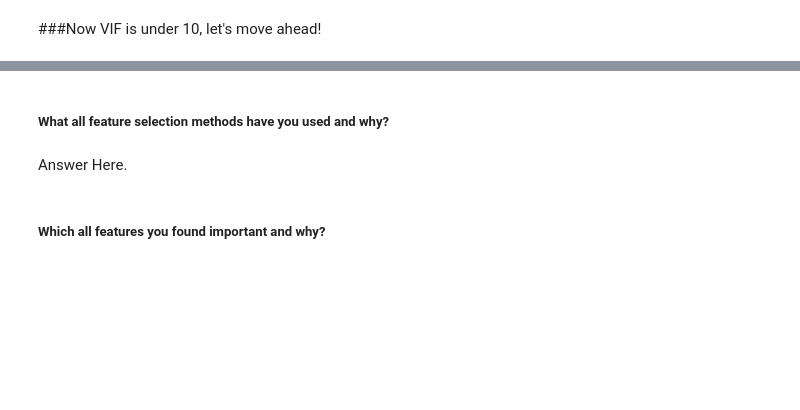
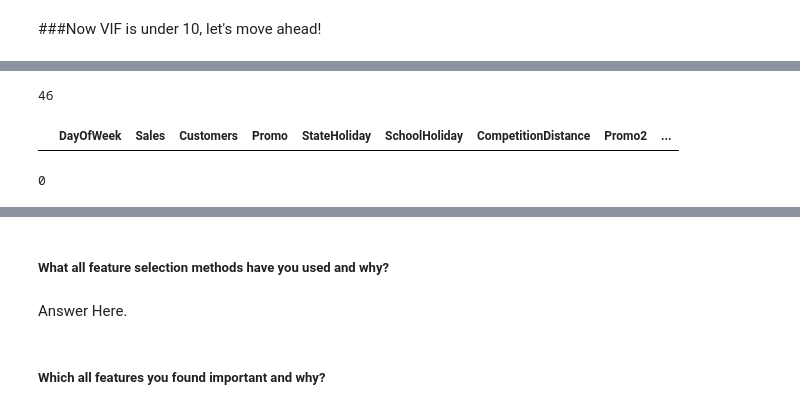
Before and after one commit to prasadwagh2503/Rossmann-Retail-Sales-Predictions, a Jupyter notebook: Prasad_Regression.ipynb, the cells around one changed output, grey strips where cells are left out. Saved outputs shown, nothing was run; the diff lists cells and outputs as text; code cells hidden in the pictures; blank space fills up the shorter version.

```diff
--- a/Prasad_Regression.ipynb
+++ b/Prasad_Regression.ipynb
@@ -1474,0 +1439,12 @@ independent_variables
+# %%
+merged_df_final['Sales'].min()
+# %% [output]
+46
+# %%
+merged_df_final[merged_df_final['Sales']==0]
+# %% [output]
+|  | DayOfWeek | Sales | Customers | Promo | StateHoliday | SchoolHoliday | CompetitionDistance | Promo2 | ... |
+# %%
+len(merged_df_final[merged_df_final['Sales']==0])
+# %% [output]
+0
```
Also changed, not shown: parts of 97 cells of this notebook.
